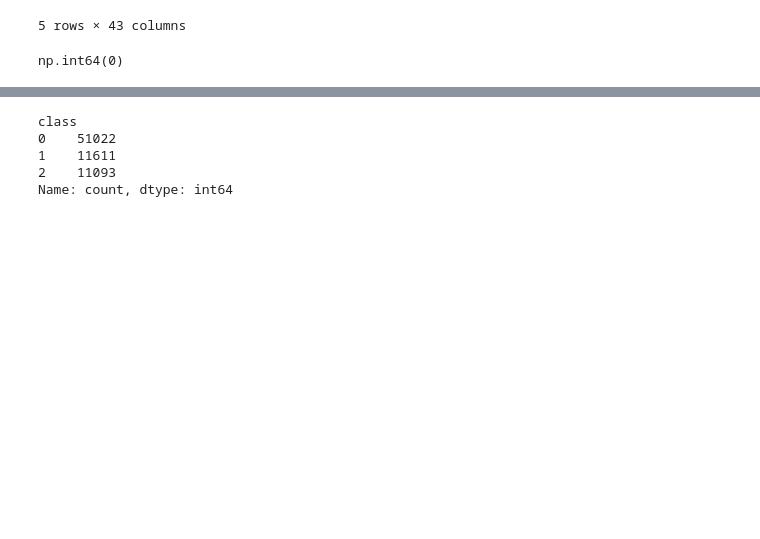
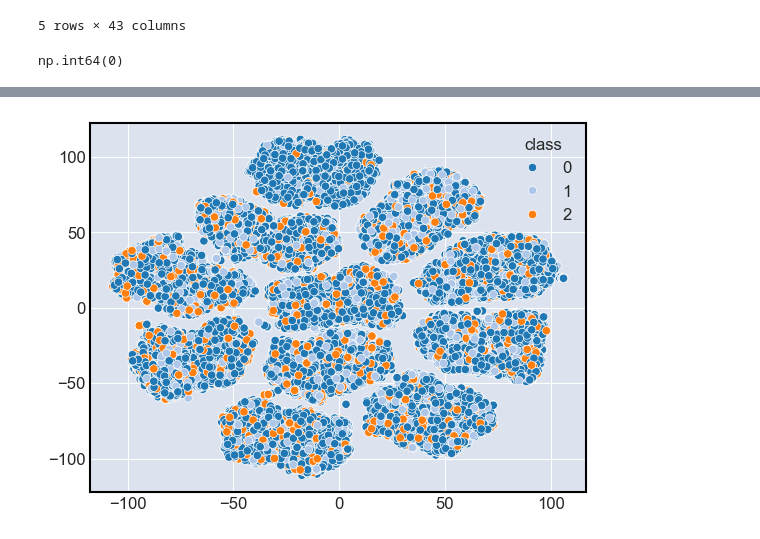
Before and after one commit to emazurenko/otus-ml-professional, a Jupyter notebook: projectwork/projectwork.ipynb, the cells around one changed output, grey strips where cells are left out. Saved outputs shown, nothing was run; the diff lists cells and outputs as text; code cells hidden in the pictures; blank space fills up the shorter version.

```diff
--- a/projectwork/projectwork.ipynb
+++ b/projectwork/projectwork.ipynb
@@ -47,6 +48,8 @@ data.isnull().sum().sum()
 np.int64(0)
 # %%
 COMBINATION_LENGTH = 5
+TARGET_CANDLE_PREFIX = f't{(COMBINATION_LENGTH + 1)}_'
+LAST_CANDLE_PREFIX = f't{(COMBINATION_LENGTH)}_'
 CLASS_LABEL_KEY = 'class'
 NUMERIC_KEYS_SUFFIXES = ('open', 'high', 'low', 'close', 'ma5', 'ma10')
 DATE_KEY_SUFFIX = 'dtime'
@@ -113,27 +142,6 @@ processed_data[numeric_columns] = processed_data[numeric_columns].sub(data_min,
 dtime_columns_fields = [(key, key.removesuffix(DATE_KEY_SUFFIX)) for key in data.columns if key.endswith(DATE_KEY_SUFFIX)]
 for dtime_key, prefix in dtime_columns_fields:
     processed_data[prefix + DAY_OF_WEEK_PREFIX] = processed_data[dtime_key].map(lambda t: datetime.fromisoformat(t).weekday())
-# %%
-# Разметка
-target_candle_sizes = processed_data['t6_high'] - processed_data['t6_low']
-target_candle_body_sizes = np.abs(processed_data['t6_open'] - processed_data['t6_close'])
-
-buy_class = ((processed_data['t6_close'] > processed_data['t6_open']) &
-             (processed_data['t6_close'] > processed_data['t5_high']) &
-             (target_candle_body_sizes / target_candle_sizes > 0.5))
-
-sell_class = ((processed_data['t6_close'] < processed_data['t6_open']) &
-              (processed_data['t6_close'] < processed_data['t5_low']) &
-              (target_candle_body_sizes / target_candle_sizes > 0.5))
-
-processed_data[CLASS_LABEL_KEY] = np.where(buy_class, 1, np.where(sell_class, 2, 0))
-processed_data.value_counts(CLASS_LABEL_KEY)
-# %% [output]
-class
-0    51022
-1    11611
-2    11093
-Name: count, dtype: int64
 # %%
 # Удаление лишних столбцов
 dtime_columns = [column[0] for column in dtime_columns_fields]
@@ -143,0 +152,7 @@ processed_data = processed_data.drop(droped_columns,axis=1)
+# %%
+tsne = TSNE(n_components=2, random_state=10)
+data_tsne = tsne.fit_transform(processed_data.drop([CLASS_LABEL_KEY], axis=1))
+
+g = sns.scatterplot(x=data_tsne[:,0], y=data_tsne[:,1], palette='tab20', hue=data[CLASS_LABEL_KEY])
+# %% [output]
+[figure, added]
```
Also changed, not shown: parts of 15 cells of this notebook, 1 other file.
